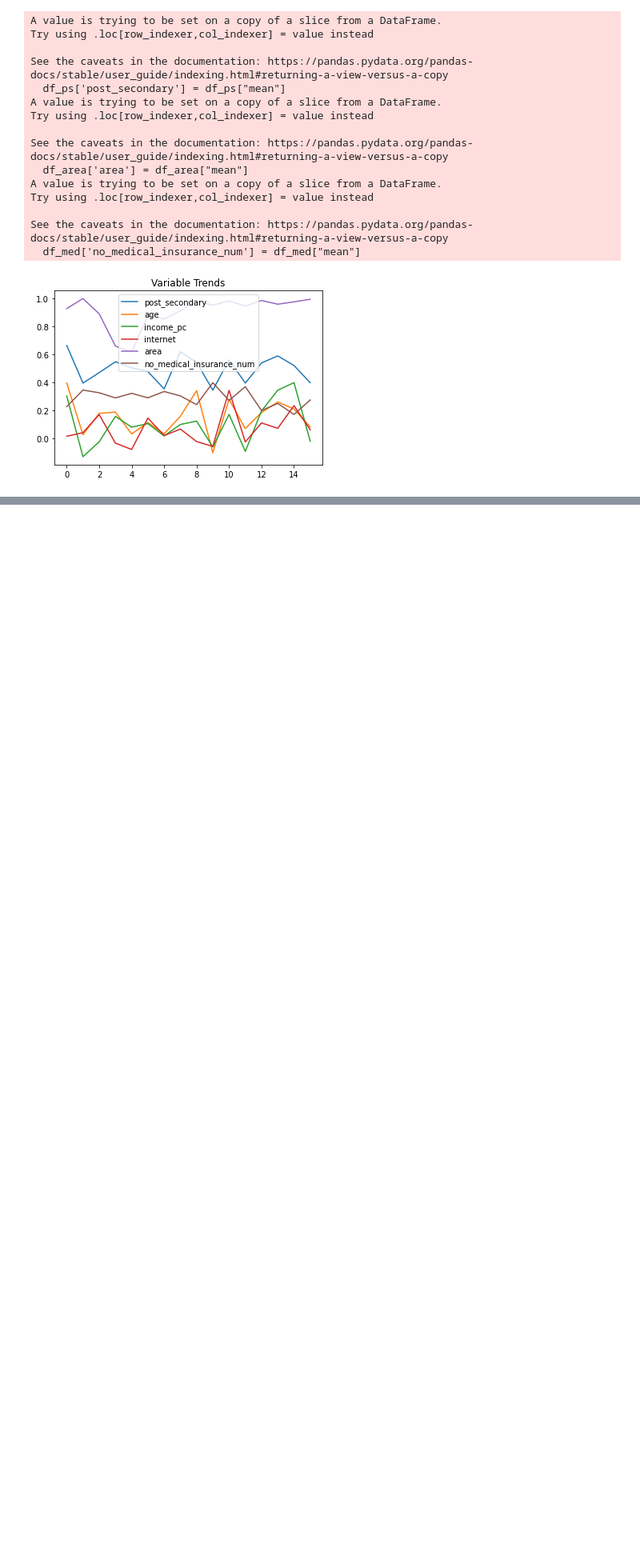
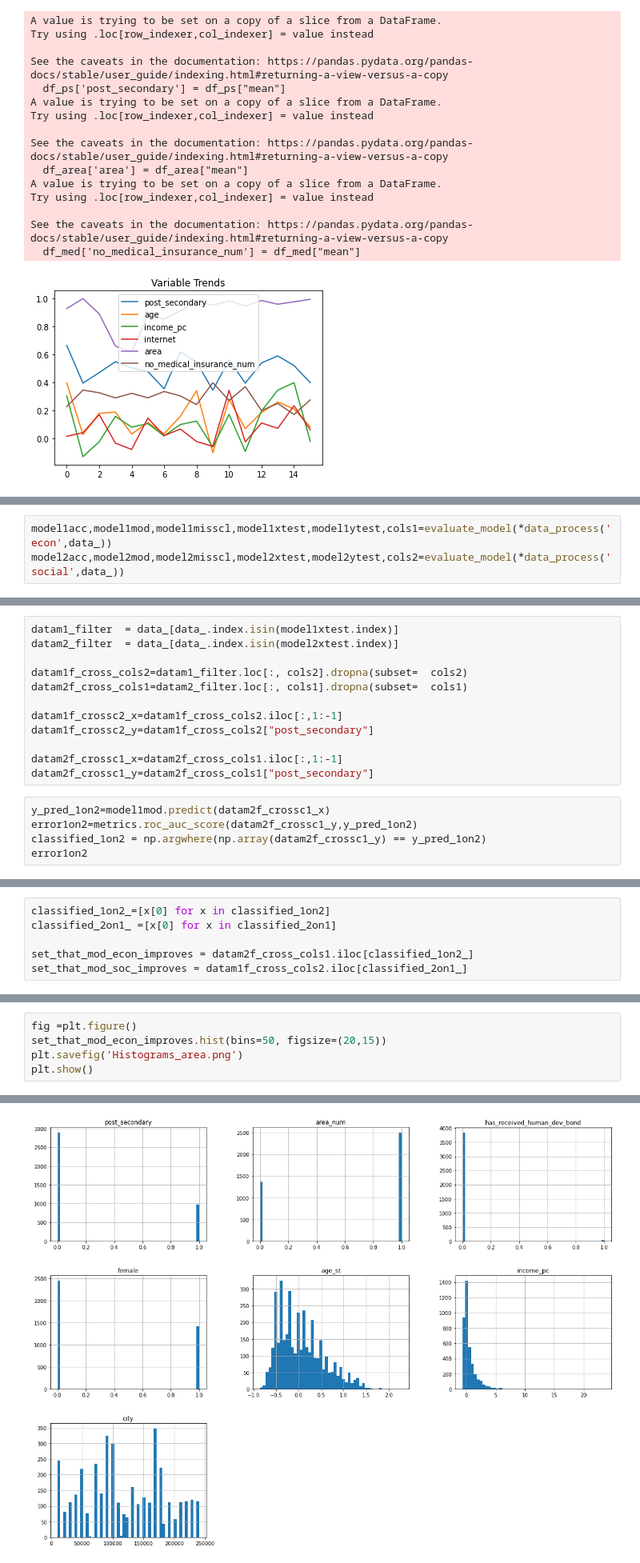
Before and after one commit to sipheleledanisa/comp-social-science, a Jupyter notebook: functioning script.ipynb, the cells around one changed output, grey strips where cells are left out. Shown at 80% size. Drawn from its saved outputs; the diff is of its cells as text; blank space fills up the shorter version.

```diff
--- a/functioning script.ipynb
+++ b/functioning script.ipynb
@@ -462,0 +504,3 @@ See the caveats in the documentation: https://pandas.pydata.org/pandas-docs/stab
+# %%
+model1acc,model1mod,model1misscl,model1xtest,model1ytest,cols1=evaluate_model(*data_process('econ',data_))
+model2acc,model2mod,model2misscl,model2xtest,model2ytest,cols2=evaluate_model(*data_process('social',data_))
@@ -462,0 +514,17 @@ See the caveats in the documentation: https://pandas.pydata.org/pandas-docs/stab
+# %%
+datam1_filter  = data_[data_.index.isin(model1xtest.index)]
+datam2_filter  = data_[data_.index.isin(model2xtest.index)]
+
+datam1f_cross_cols2=datam1_filter.loc[:, cols2].dropna(subset=  cols2)
+datam2f_cross_cols1=datam2_filter.loc[:, cols1].dropna(subset=  cols1)
+
+datam1f_crossc2_x=datam1f_cross_cols2.iloc[:,1:-1]
+datam1f_crossc2_y=datam1f_cross_cols2["post_secondary"]
+
+datam2f_crossc1_x=datam2f_cross_cols1.iloc[:,1:-1]
+datam2f_crossc1_y=datam2f_cross_cols1["post_secondary"]
+# %%
+y_pred_1on2=model1mod.predict(datam2f_crossc1_x)
+error1on2=metrics.roc_auc_score(datam2f_crossc1_y,y_pred_1on2)
+classified_1on2 = np.argwhere(np.array(datam2f_crossc1_y) == y_pred_1on2)
+error1on2
@@ -462,0 +540,6 @@ See the caveats in the documentation: https://pandas.pydata.org/pandas-docs/stab
+# %%
+classified_1on2_=[x[0] for x in classified_1on2]
+classified_2on1_ =[x[0] for x in classified_2on1]
+
+set_that_mod_econ_improves = datam2f_cross_cols1.iloc[classified_1on2_]
+set_that_mod_soc_improves = datam1f_cross_cols2.iloc[classified_2on1_]
@@ -462,0 +557,6 @@ See the caveats in the documentation: https://pandas.pydata.org/pandas-docs/stab
+# %%
+fig =plt.figure()
+set_that_mod_econ_improves.hist(bins=50, figsize=(20,15))
+plt.savefig('Histograms_area.png')
+plt.show()
+# %% [output]
@@ -462,0 +564 @@ See the caveats in the documentation: https://pandas.pydata.org/pandas-docs/stab
+[figure, added]
```
Also changed, not shown: parts of 19 cells of this notebook.
